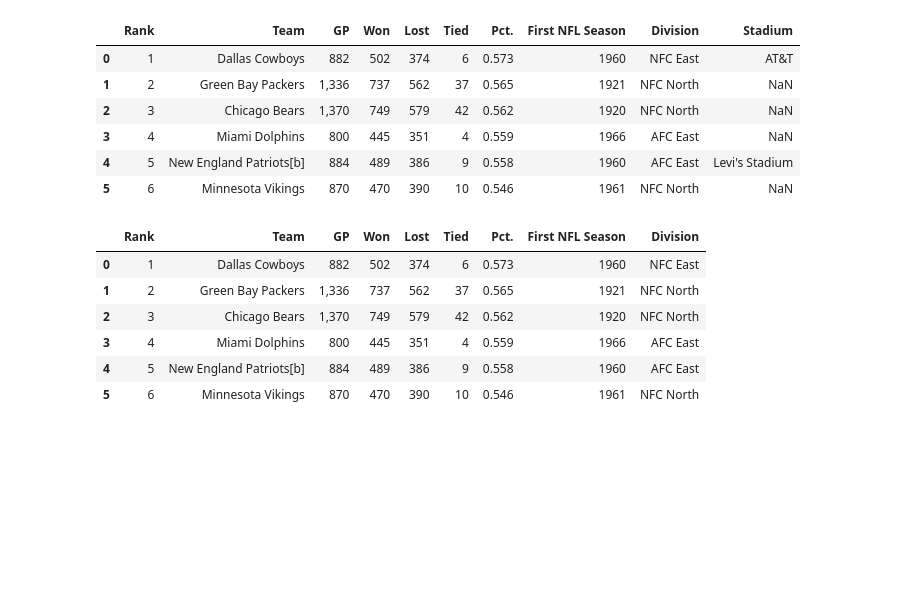
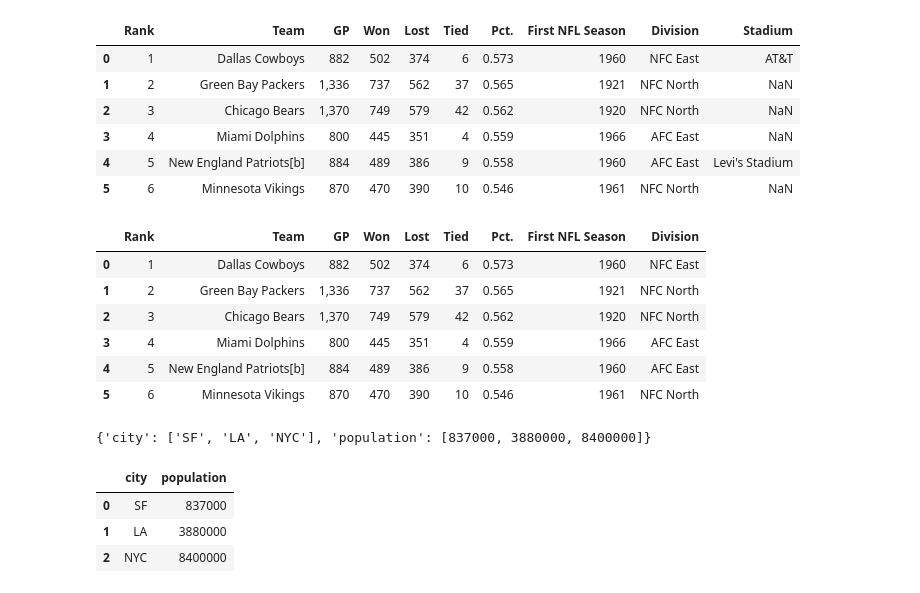
Before and after one commit to aki-06/Python_DS, a Jupyter notebook: DataFrame.ipynb, the cells around one changed output. Drawn from its saved outputs; the diff is of its cells as text; code cells hidden in the pictures; blank space fills up the shorter version.

```diff
--- a/DataFrame.ipynb
+++ b/DataFrame.ipynb
@@ -202,4 +202,16 @@ nfl_frame
 | 5 | 6 | Minnesota Vikings | 870 | 470 | 390 | 10 | 0.546 | 1961 | NFC North |
 # %%
 # データフレームを辞書から作る
-data = {'city': ['SF', 'LA', 'NYC'], 'population': [837000]}
+data = {'city': ['SF', 'LA', 'NYC'], 'population': [837000, 3880000, 8400000]}
+data
+# %% [output]
+{'city': ['SF', 'LA', 'NYC'], 'population': [837000, 3880000, 8400000]}
+# %%
+city_frame = DataFrame(data)
+# %%
+city_frame
+# %% [output]
+|  | city | population |
+| 0 | SF | 837000 |
+| 1 | LA | 3880000 |
+| 2 | NYC | 8400000 |
```
Also changed, not shown: 1 other file.
